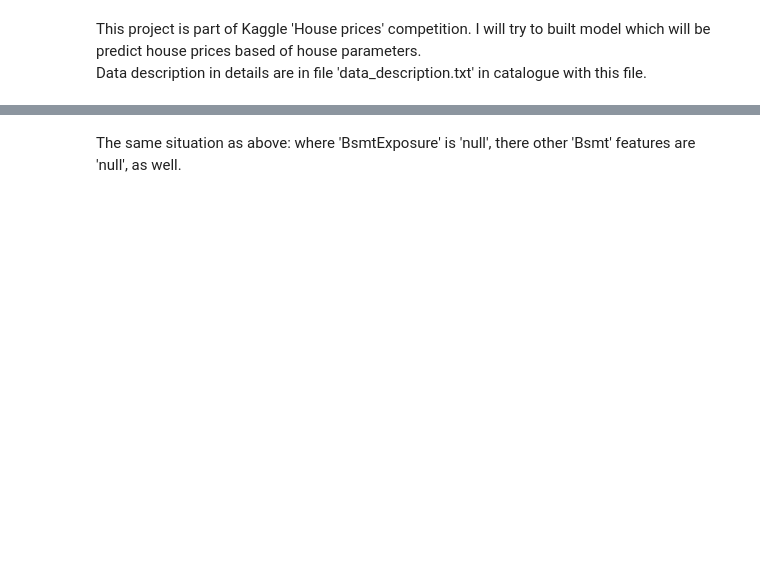
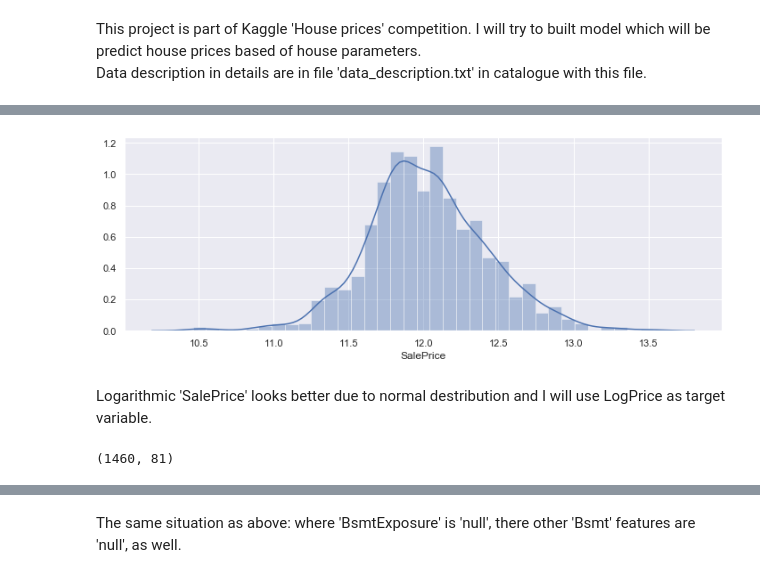
Before and after one commit to marekts/Projects, a Jupyter notebook: Real estate price prediction/Price predict.ipynb, the cells around one changed output, grey strips where cells are left out. Saved outputs shown, nothing was run; the diff lists cells and outputs as text; code cells hidden in the pictures; blank space fills up the shorter version.

```diff
--- a/Real estate price prediction/Price predict.ipynb
+++ b/Real estate price prediction/Price predict.ipynb
@@ -171,0 +89,11 @@ clean_data[clean_data['BsmtExposure'].isnull()][:5]
+# %%
+plt.figure(figsize=(12, 4))
+sns.distplot(np.log(train_df['SalePrice']));
+# %% [output]
+[figure, added]
+# %% [markdown]
+Logarithmic 'SalePrice' looks better due to normal destribution and I will use LogPrice as target variable.
+# %%
+train_df.shape
+# %% [output]
+(1460, 81)
```
Also changed, not shown: parts of 198 cells of this notebook.
